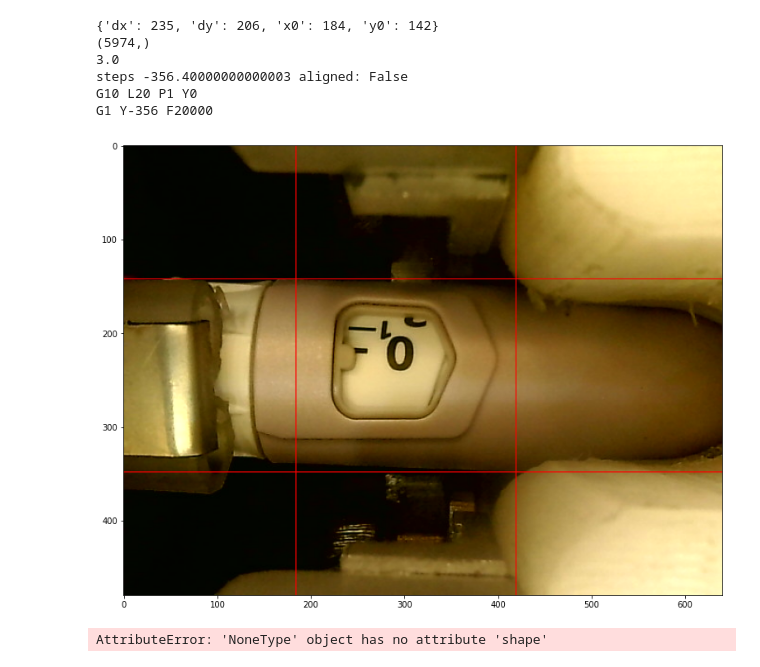
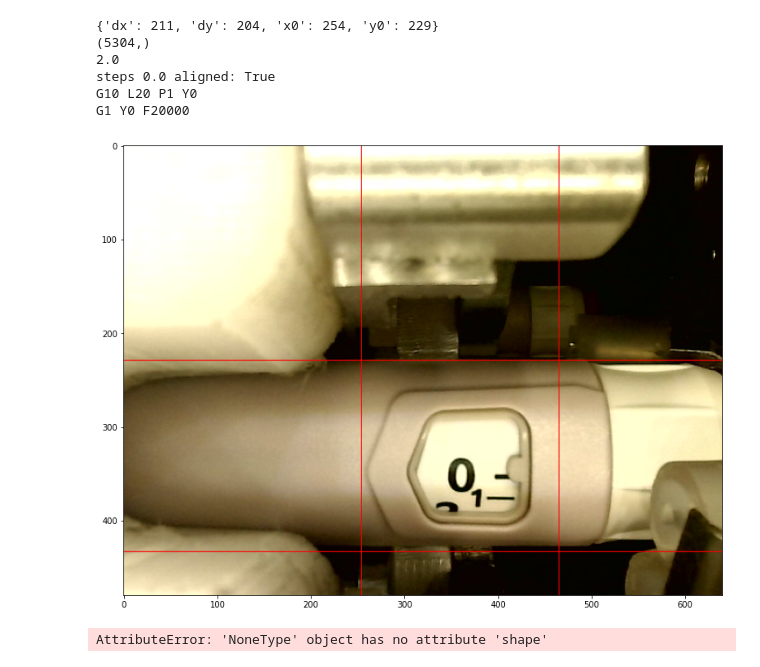
Before and after one commit to hamedty/pm, a Jupyter notebook: server/vision/vision_debug.ipynb, the cells around one changed output. Saved outputs shown, nothing was run; the diff lists cells and outputs as text; code cells hidden in the pictures.

```diff
--- a/server/vision/vision_debug.ipynb
+++ b/server/vision/vision_debug.ipynb
@@ -14,7 +14,7 @@ def load_data():
         data = json.loads(f.read())
     return data
 
-node = '110'
+node = '109'
 component = 'dosing'
 
 data = load_data()
@@ -44,39 +44,39 @@ print(cls)
 # coefs = coefs.reshape(coefs.shape[0], roi['dy'], -1)
 
 # for i in range(coefs.shape[0]):
 #     plt.figure(i)
 #     plt.imshow(coefs[i])
 #     plt.show()
 
 
 step_per_rev = 360
 class_per_rev = 100
 p = 1.0 / class_per_rev * step_per_rev
 cls = cls-2
 if cls <= 0:
     cls = -cls
 elif cls <= 33:
     cls = class_per_rev - cls
 else:
     cls = 25
 
 steps = -cls * p
 aligned = bool(abs(cls) < 3)  # np.bool_ to bool
 print('steps', steps, 'aligned:', aligned)
 
 axis = {'holder': 'X', 'dosing': 'Y'}[component]
 command = ''
 command += 'G10 L20 P1 %s0\n' % axis
 command += 'G1 %s%d F20000\n' % (axis, steps)
 print(command)
 # %% [output]
-{'dx': 235, 'dy': 206, 'x0': 184, 'y0': 142}
-(5974,)
-3.0
-steps -356.40000000000003 aligned: False
+{'dx': 211, 'dy': 204, 'x0': 254, 'y0': 229}
+(5304,)
+2.0
+steps 0.0 aligned: True
 G10 L20 P1 Y0
-G1 Y-356 F20000
+G1 Y0 F20000
-[figure, old version]
+[figure, new version]
 # %%
 frame = cv2.imread('../dump/data/a.png')
 print(frame.shape)
```
Also changed, not shown: parts of 1 cell of this notebook, 16 other files.
